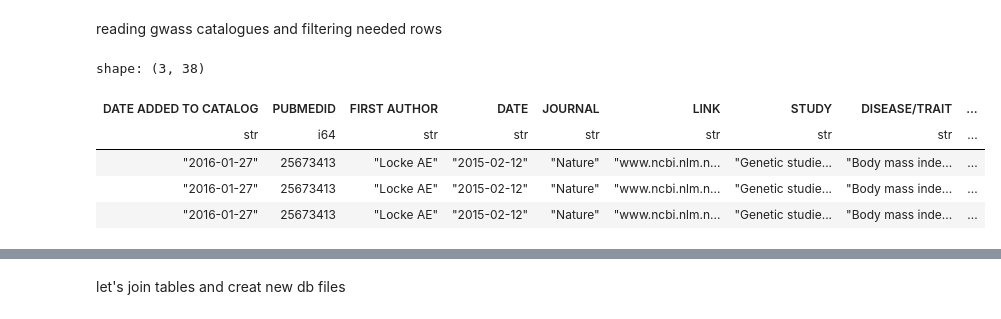
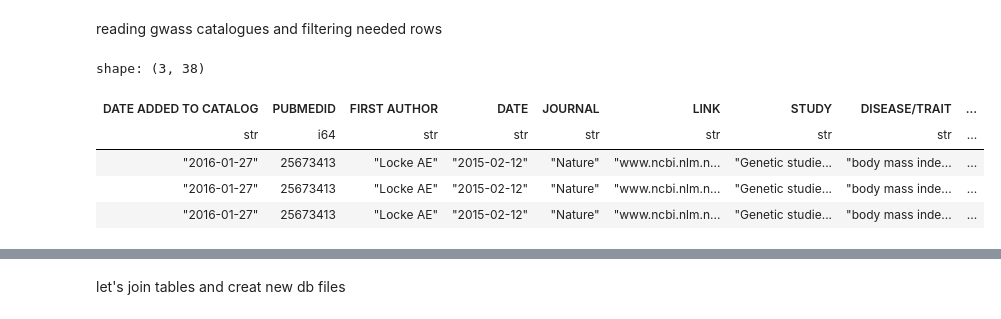
Before and after one commit to marfantyk/filters, a Jupyter notebook: preprocessing.ipynb, the cells around one changed output, grey strips where cells are left out. Cells and saved outputs as stored; diff of their text form; code cells hidden in the pictures.

Commit message:
bug fix for association table

```diff
--- a/preprocessing.ipynb
+++ b/preprocessing.ipynb
@@ -155,13 +154,14 @@ if not path_studies.is_file():
 reading gwass catalogues and filtering needed rows
 # %%
 associations_df = pl.read_csv(str(path_associations),dtypes = {'CHR_ID': pl.Utf8,'CHR_POS': pl.Utf8, 'SNP_ID_CURRENT': pl.Utf8}, sep="\t")
+associations_df = associations_df.with_column(pl.col('DISEASE/TRAIT').str.to_lowercase())
 associations_df.head(3)
 # %% [output]
 shape: (3, 38)
 | DATE ADDED TO CATALOG | PUBMEDID | FIRST AUTHOR | DATE | JOURNAL | LINK | STUDY | DISEASE/TRAIT | ... |
 | str | i64 | str | str | str | str | str | str | ... |
-| "2016-01-27" | 25673413 | "Locke AE" | "2015-02-12" | "Nature" | "www.ncbi.nlm.n... | "Genetic studie... | "Body mass inde... | ... |
-| "2016-01-27" | 25673413 | "Locke AE" | "2015-02-12" | "Nature" | "www.ncbi.nlm.n... | "Genetic studie... | "Body mass inde... | ... |
-| "2016-01-27" | 25673413 | "Locke AE" | "2015-02-12" | "Nature" | "www.ncbi.nlm.n... | "Genetic studie... | "Body mass inde... | ... |
+| "2016-01-27" | 25673413 | "Locke AE" | "2015-02-12" | "Nature" | "www.ncbi.nlm.n... | "Genetic studie... | "body mass inde... | ... |
+| "2016-01-27" | 25673413 | "Locke AE" | "2015-02-12" | "Nature" | "www.ncbi.nlm.n... | "Genetic studie... | "body mass inde... | ... |
+| "2016-01-27" | 25673413 | "Locke AE" | "2015-02-12" | "Nature" | "www.ncbi.nlm.n... | "Genetic studie... | "body mass inde... | ... |
 # %%
 studies_df = pl.read_csv(str(path_studies), sep="\t")
```
Also changed, not shown: parts of 6 cells of this notebook.
